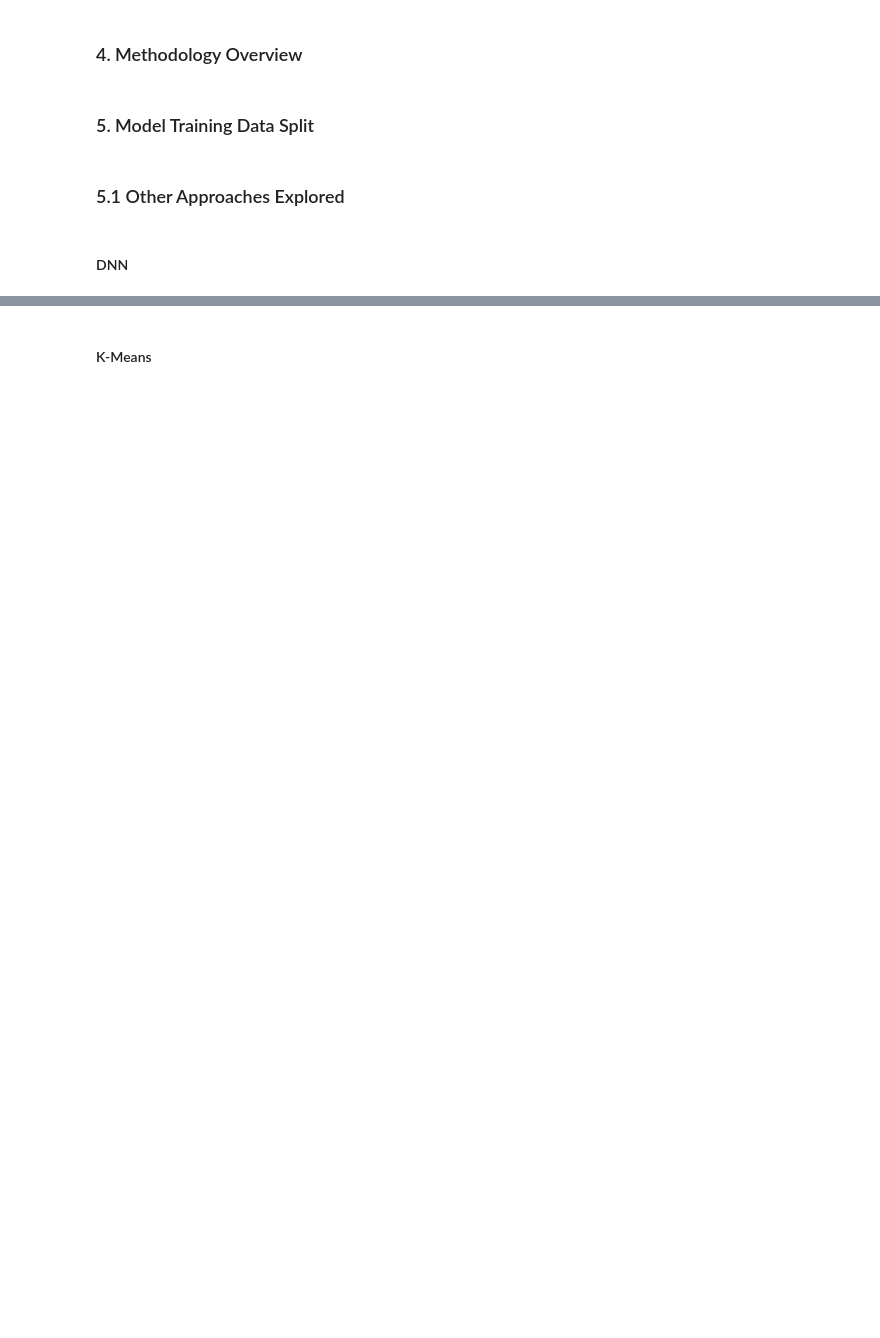
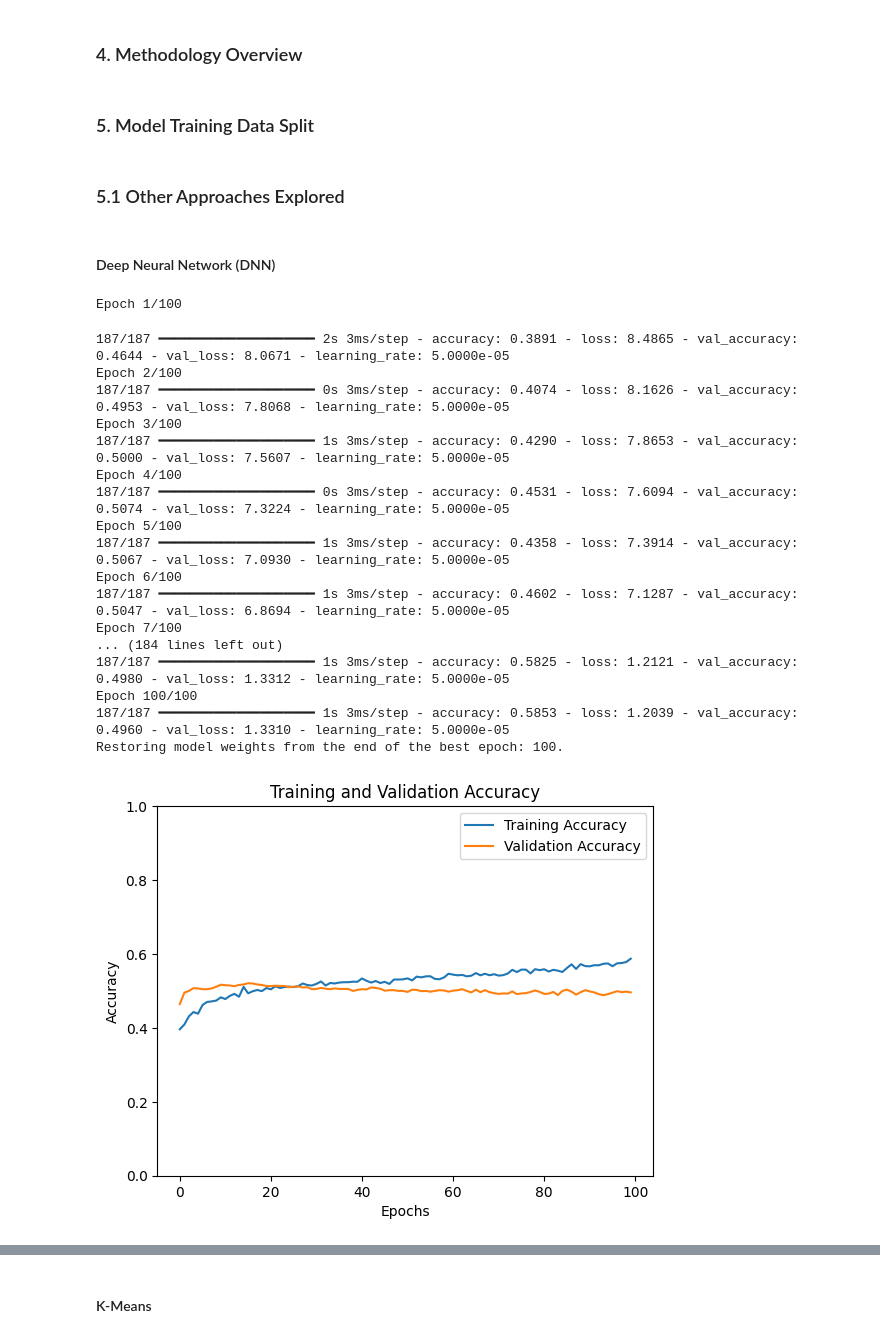
Before and after one commit to SavaniSawaikar/EPL-Prediction, a Jupyter notebook: notebooks/notebook.ipynb, the cells around one changed output, grey strips where cells are left out. Saved outputs shown, nothing was run; the diff lists cells and outputs as text; code cells hidden in the pictures; blank space fills up the shorter version.

```diff
--- a/notebooks/notebook.ipynb
+++ b/notebooks/notebook.ipynb
@@ -1059,11 +1316,14 @@ df.head()
 # %% [markdown]
 ##### 3.4.6. One-Hot Encoding FTR, HomeTeam, and AwayTeam
 # %%
-df = pd.get_dummies(
-    df,
-    columns=['FTR', 'HomeTeam', 'AwayTeam'],
+# Create dummies without removing the original columns
+dummies = pd.get_dummies(
+    df[['FTR', 'HomeTeam', 'AwayTeam']],
     prefix=['FTR', 'HomeTeam', 'AwayTeam']
 )
 
-# Preview the encoded DataFrame
+# Concatenate the dummies with the original DataFrame
+df = pd.concat([df, dummies], axis=1)
+
+# Preview the resulting DataFrame
 df.head()
@@ -1073,7 +1340,7 @@ df.head()
 df_copy = df.copy()
 
 # Drop unnecessary columns
-df_copy = df_copy.drop(columns=['FTHG', 'FTAG', 'HTHG', 'HTAG', 'HTR', 'Referee', 'HS', 'AS', 'HST', 'AST', 'HC', 'AC', 'HF', 'AF', 'HY', 'AY', 'HR', 'AR', 'Attendance'])
+df_copy = df_copy.drop(columns=['Date', 'HomeTeam', 'AwayTeam', 'Winner', 'FTHG', 'FTAG', 'FTR', 'HTHG', 'HTAG', 'HTR', 'Referee', 'HS', 'AS', 'HST', 'AST', 'HC', 'AC', 'HF', 'AF', 'HY', 'AY', 'HR', 'AR', 'Attendance'])
 
 # Display the first few rows
 df_copy.head()
@@ -1117,16 +1394,16 @@ X_train, X_val, y_train, y_val = train_test_split(
 # %% [markdown]
 ### 5.1 Other Approaches Explored
 # %% [markdown]
-#### DNN
+#### Deep Neural Network (DNN)
 # %%
 
-# # Compute class weights
-# class_weights = compute_class_weight(
-#     class_weight='balanced',
-#     classes=np.arange(y.shape[1]),
-#     y=np.argmax(y, axis=1)
-# )
-# class_weights = dict(enumerate(class_weights))
+# Compute class weights
+class_weights = compute_class_weight(
+    class_weight='balanced',
+    classes=np.arange(y.shape[1]),
+    y=np.argmax(y, axis=1)
+)
+class_weights = dict(enumerate(class_weights))
 
 def compute_dnn():
     # Define the DNN model
@@ -1185,11 +1462,6 @@ def compute_dnn():
     # Visualize training and validation log loss and accuracy
     import matplotlib.pyplot as plt
 
-    # Plotting Log Loss and Accuracy
-    plt.figure(figsize=(14, 6))
-
-    # Subplot 1: Accuracy
-    plt.subplot(1, 2, 1)
     plt.plot(history.history['accuracy'], label='Training Accuracy')
     plt.plot(history.history['val_accuracy'], label='Validation Accuracy')
     plt.xlabel('Epochs')
@@ -1197,42 +1469,57 @@ def compute_dnn():
     plt.ylim(0, 1)
     plt.legend()
     plt.title("Training and Validation Accuracy")
-    plt.grid(True)
+    plt.show()
 
-    # Subplot 2: Log Loss
-    plt.subplot(1, 2, 2)
-    plt.plot(history.history['loss'], label='Training Log Loss')
-    plt.plot(history.history['val_loss'], label='Validation Log Loss')
+    # Visualize training and validation loss
+    plt.plot(history.history['loss'], label='Training Loss')
+    plt.plot(history.history['val_loss'], label='Validation Loss')
     plt.xlabel('Epochs')
-    plt.ylabel('Log Loss')
-    plt.ylim(0, 10)  # Adjust if your log loss range differs
+    plt.ylabel('Loss')
     plt.legend()
-    plt.title("Training and Validation Log Loss")
-    plt.grid(True)
-
-    plt.tight_layout()
+    plt.title("Training and Validation Loss")
     plt.show()
 
     import numpy as np
     from sklearn.metrics import confusion_matrix, classification_report
 
     # Evaluate the model on the test set
     test_loss, test_accuracy = model.evaluate(X_test, y_test, verbose=0)
     print(f"Test Accuracy: {test_accuracy:.2f}")
 
     # Generate predictions on the test set
     y_pred = model.predict(X_test)
 
     # Convert predicted probabilities and true labels into class indices
     y_pred_original = np.argmax(y_pred, axis=1)
     y_test_original = np.argmax(y_test, axis=1)
 
     # Display confusion matrix
     print("\nConfusion Matrix:")
     print(confusion_matrix(y_test_original, y_pred_original))
 
     # Display classification report
     print("\nClassification Report:")
     print(classification_report(y_test_original, y_pred_original, digits=4))
 
 compute_dnn()
+# %% [output]
+Epoch 1/100
+187/187 ━━━━━━━━━━━━━━━━━━━━ 2s 3ms/step - accuracy: 0.3891 - loss: 8.4865 - val_accuracy: 0.4644 - val_loss: 8.0671 - learning_rate: 5.0000e-05
+Epoch 2/100
+187/187 ━━━━━━━━━━━━━━━━━━━━ 0s 3ms/step - accuracy: 0.4074 - loss: 8.1626 - val_accuracy: 0.4953 - val_loss: 7.8068 - learning_rate: 5.0000e-05
+Epoch 3/100
+187/187 ━━━━━━━━━━━━━━━━━━━━ 1s 3ms/step - accuracy: 0.4290 - loss: 7.8653 - val_accuracy: 0.5000 - val_loss: 7.5607 - learning_rate: 5.0000e-05
+Epoch 4/100
+187/187 ━━━━━━━━━━━━━━━━━━━━ 0s 3ms/step - accuracy: 0.4531 - loss: 7.6094 - val_accuracy: 0.5074 - val_loss: 7.3224 - learning_rate: 5.0000e-05
+Epoch 5/100
+187/187 ━━━━━━━━━━━━━━━━━━━━ 1s 3ms/step - accuracy: 0.4358 - loss: 7.3914 - val_accuracy: 0.5067 - val_loss: 7.0930 - learning_rate: 5.0000e-05
+Epoch 6/100
+187/187 ━━━━━━━━━━━━━━━━━━━━ 1s 3ms/step - accuracy: 0.4602 - loss: 7.1287 - val_accuracy: 0.5047 - val_loss: 6.8694 - learning_rate: 5.0000e-05
+Epoch 7/100
+... (184 lines left out)
+187/187 ━━━━━━━━━━━━━━━━━━━━ 1s 3ms/step - accuracy: 0.5825 - loss: 1.2121 - val_accuracy: 0.4980 - val_loss: 1.3312 - learning_rate: 5.0000e-05
+Epoch 100/100
+187/187 ━━━━━━━━━━━━━━━━━━━━ 1s 3ms/step - accuracy: 0.5853 - loss: 1.2039 - val_accuracy: 0.4960 - val_loss: 1.3310 - learning_rate: 5.0000e-05
+Restoring model weights from the end of the best epoch: 100.
+[figure, added]
```
Also changed, not shown: parts of 36 cells of this notebook, 27 other files.
